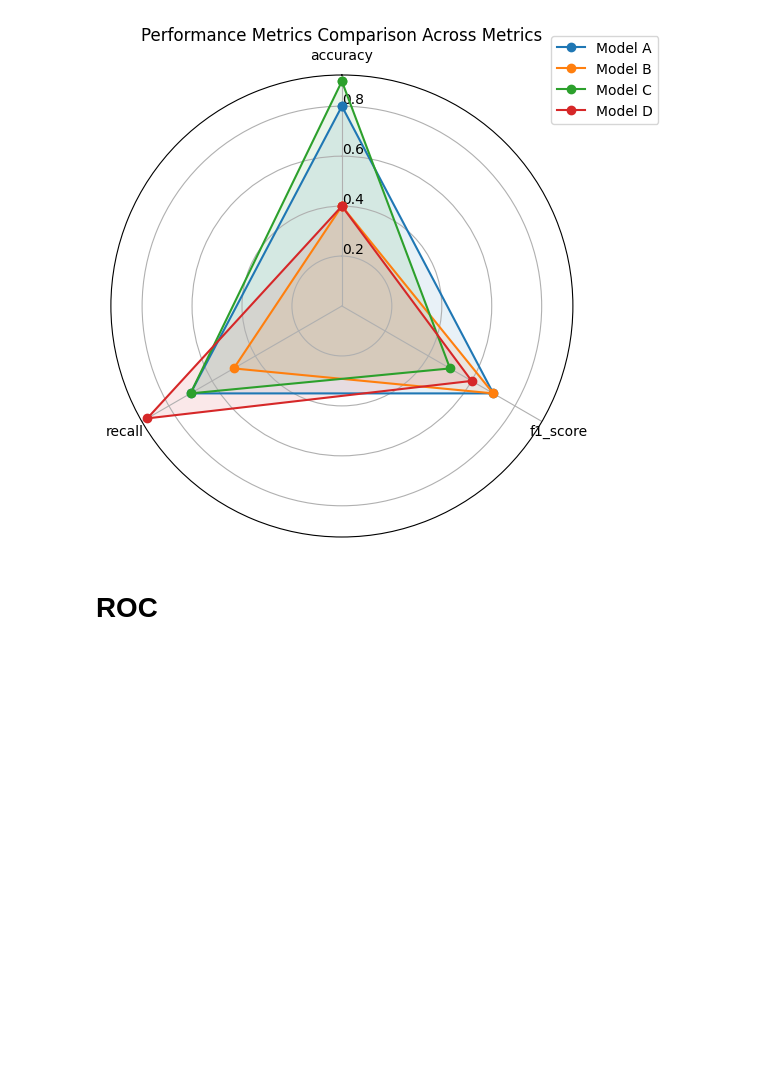
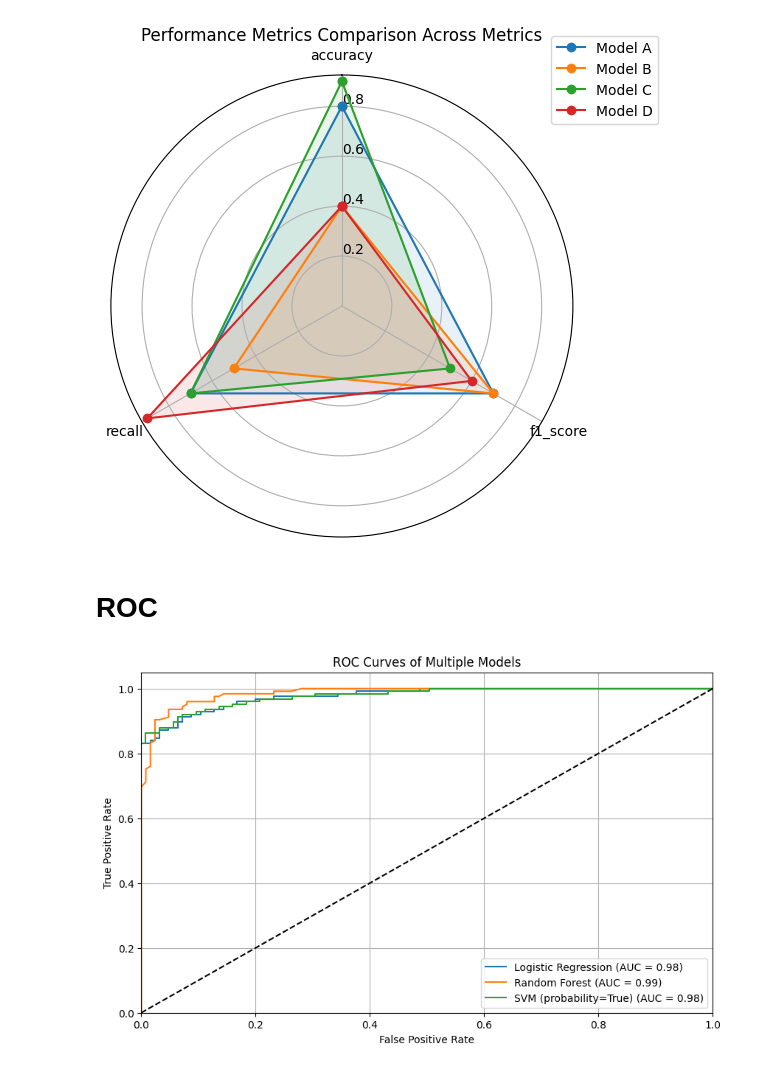
Before and after one commit to mayramtv/cnn-for-mammograms, a Jupyter notebook: Untitled.ipynb, the cells around one changed output. Drawn from its saved outputs; the diff is of its cells as text; code cells hidden in the pictures; blank space fills up the shorter version.

Commit message:
Add visualization functions

```diff
--- a/Untitled.ipynb
+++ b/Untitled.ipynb
@@ -341,3 +341,48 @@ Model: Model D | angles: 4 | y_vals: 4
 [figure]
 # %% [markdown]
 # ROC
+# %%
+import matplotlib.pyplot as plt
+from sklearn.metrics import roc_curve, auc
+from sklearn.model_selection import train_test_split
+from sklearn.datasets import make_classification
+from sklearn.ensemble import RandomForestClassifier
+from sklearn.linear_model import LogisticRegression
+from sklearn.svm import SVC
+
+# Create synthetic binary classification data
+X, y = make_classification(n_samples=1000, n_classes=2, n_informative=3, random_state=42)
+X_train, X_test, y_train, y_test = train_test_split(X, y, stratify=y, random_state=42)
+
+# List of models to compare
+models = {
+    'Logistic Regression': LogisticRegression(),
+    'Random Forest': RandomForestClassifier(),
+    'SVM (probability=True)': SVC(probability=True)
+}
+data = {'Logistic Regression': {"metrics": {"roc_auc": 0.4, "f1_score": 0.6, "recall": 0.9}},
+       'Random Forest': {"metrics": {"roc_auc": 0.5, "f1_score": 0.6, "recall": 0.9}},
+        'SVM (probability=True)': {"metrics": {"roc_auc": 0.8, "f1_score": 0.6, "recall": 0.9}}
+       }
+plt.figure(figsize=(10, 6))
+
+for name, model in models.items():
+    model.fit(X_train, y_train)
+    y_probs = model.predict_proba(X_test)[:, 1]  # Probabilities for the positive class
+    fpr, tpr, _ = roc_curve(y_test, y_probs)
+    data[name]["labels"] = {"y_true": y_test, "y_probs": y_probs} #mine to get ys
+    roc_auc = auc(fpr, tpr)
+    plt.plot(fpr, tpr, label=f'{name} (AUC = {roc_auc:.2f})')
+
+# Plot formatting
+plt.plot([0, 1], [0, 1], 'k--')  # Diagonal line for random guessing
+plt.xlim([0.0, 1.0])
+plt.ylim([0.0, 1.05])
+plt.xlabel('False Positive Rate')
+plt.ylabel('True Positive Rate')
+plt.title('ROC Curves of Multiple Models')
+plt.legend(loc='lower right')
+plt.grid()
+plt.show()
+# %% [output]
+[figure, added]
```
Also changed, not shown: parts of 6 cells of this notebook, 1 other file.
